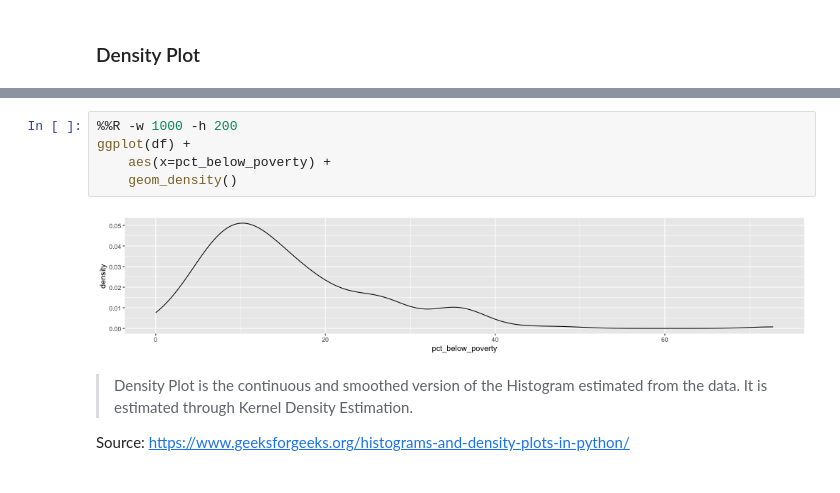
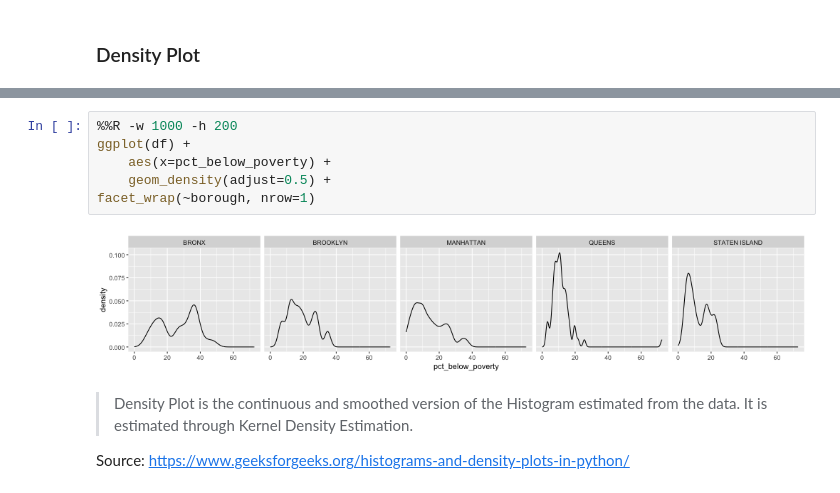
Before and after one commit to rachel-el-p/ggplot-1-rachel-el-p-main, a Jupyter notebook: notebook.ipynb, the cells around one changed output, grey strips where cells are left out. Drawn from its saved outputs; the diff is of its cells as text.

```diff
--- a/notebook.ipynb
+++ b/notebook.ipynb
@@ -309,10 +311,11 @@ theme(axis.text.y = element_blank())
 # %%
 %%R -w 1000 -h 200
 ggplot(df) +
     aes(x=pct_below_poverty) +
-    geom_density()
+    geom_density(adjust=0.5) +
+facet_wrap(~borough, nrow=1)
 # %% [output]
-[figure, old version]
+[figure, new version]
 # %% [markdown]
 > Density Plot is the continuous and smoothed version of the Histogram estimated from the data. It is estimated through Kernel Density Estimation.
 
```
Also changed, not shown: parts of 5 cells of this notebook, 1 other file.
